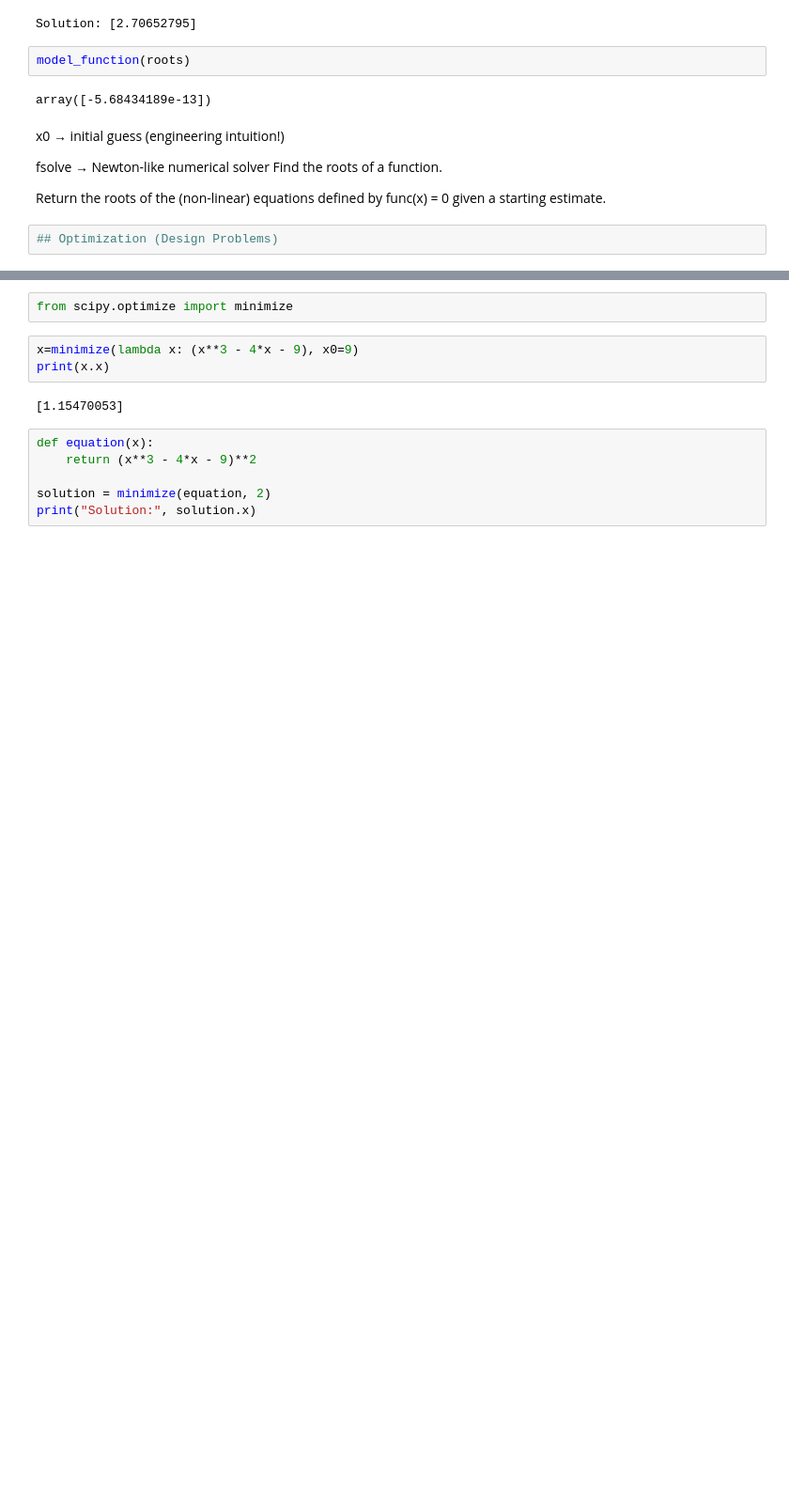
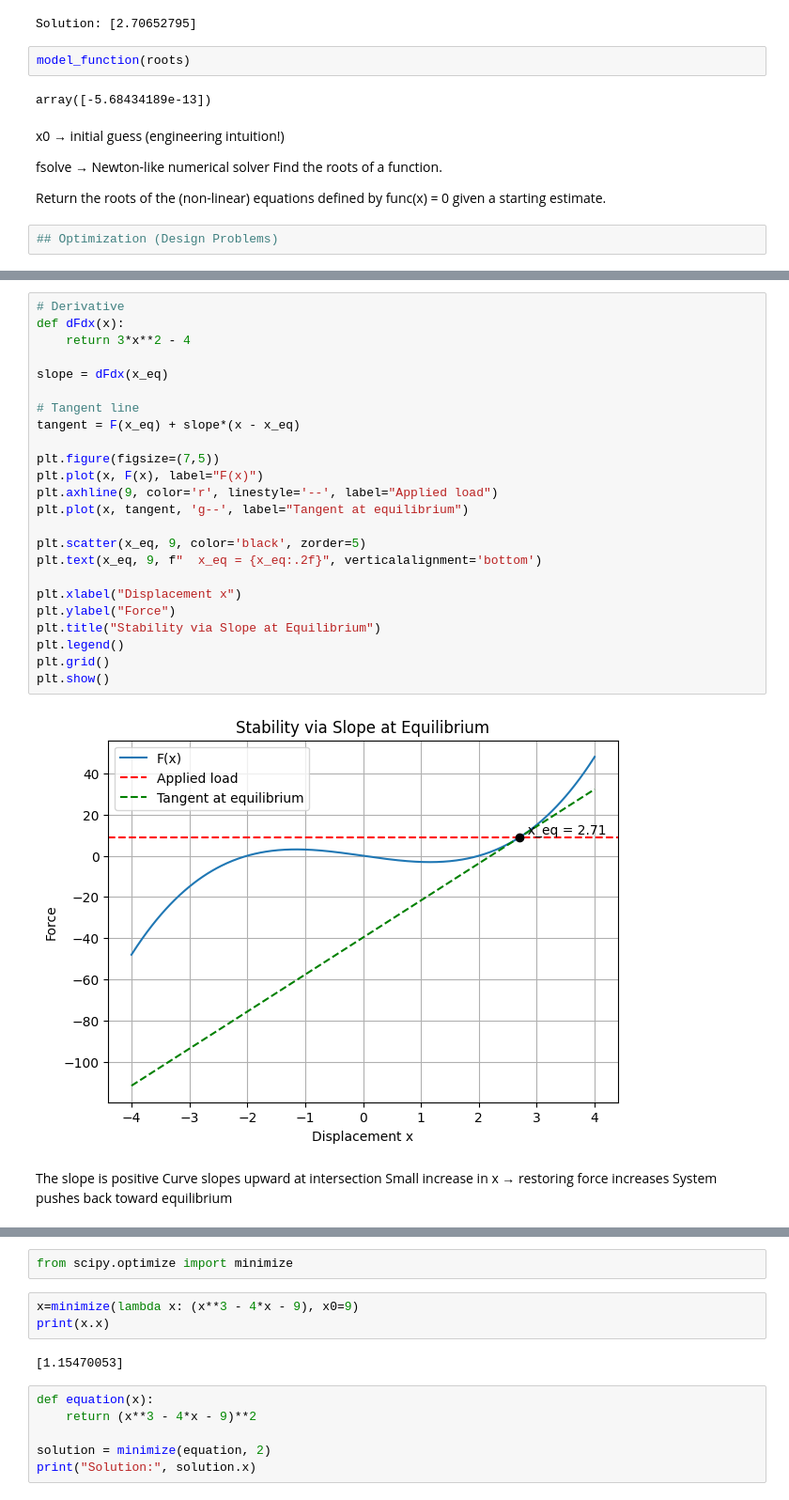
Before and after one commit to vkjadon/python, a Jupyter notebook: scipy.ipynb, the cells around one changed output, grey strips where cells are left out. Shown at 94% size. Cells and saved outputs as stored; diff of their text form; blank space fills up the shorter version.

```diff
--- a/scipy.ipynb
+++ b/scipy.ipynb
@@ -42,0 +73,32 @@ func(x) = 0 given a starting estimate.
+# %%
+# Derivative
+def dFdx(x):
+    return 3*x**2 - 4
+
+slope = dFdx(x_eq)
+
+# Tangent line
+tangent = F(x_eq) + slope*(x - x_eq)
+
+plt.figure(figsize=(7,5))
+plt.plot(x, F(x), label="F(x)")
+plt.axhline(9, color='r', linestyle='--', label="Applied load")
+plt.plot(x, tangent, 'g--', label="Tangent at equilibrium")
+
+plt.scatter(x_eq, 9, color='black', zorder=5)
+plt.text(x_eq, 9, f"  x_eq = {x_eq:.2f}", verticalalignment='bottom')
+
+plt.xlabel("Displacement x")
+plt.ylabel("Force")
+plt.title("Stability via Slope at Equilibrium")
+plt.legend()
+plt.grid()
+plt.show()
+# %% [output]
+[figure, added]
+# %% [markdown]
+The slope is positive
+Curve slopes upward at intersection
+Small increase in
+x → restoring force increases
+System pushes back toward equilibrium
```
Also changed, not shown: parts of 3 cells of this notebook.
